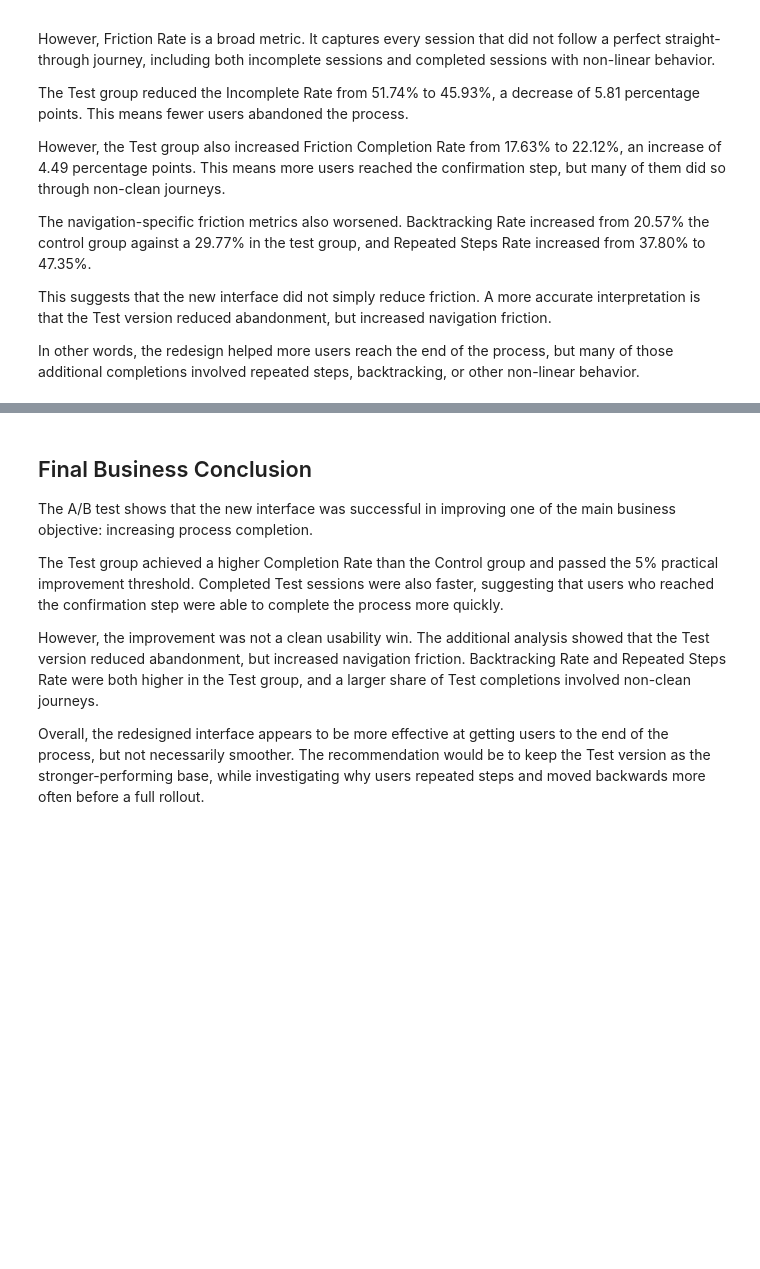
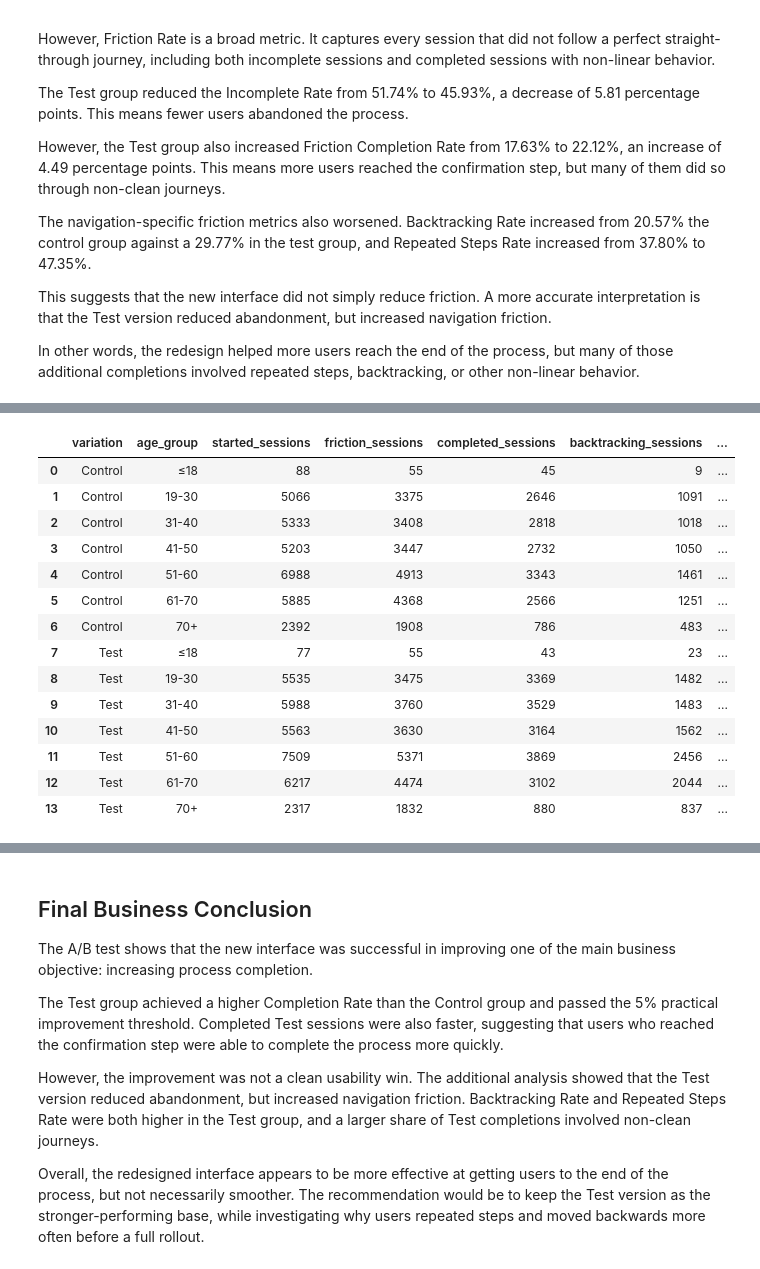
Before and after one commit to bloodnickel/Project_Vanguard_AB_Test_Analysis, a Jupyter notebook: 2_Python_Notebook/KPI_AB_Testing_Analysis.ipynb, the cells around one changed output, grey strips where cells are left out. Saved outputs shown, nothing was run; the diff lists cells and outputs as text; code cells hidden in the pictures; blank space fills up the shorter version.

```diff
--- a/2_Python_Notebook/KPI_AB_Testing_Analysis.ipynb
+++ b/2_Python_Notebook/KPI_AB_Testing_Analysis.ipynb
@@ -1811,0 +2006,43 @@ In other words, the redesign helped more users reach the end of the process, but
+# %%
+# =========================
+# Friction rate by age group and variation
+# =========================
+
+age_friction_summary = (
+    started_sessions_df
+    .dropna(subset=["age_group"])
+    .groupby(["variation", "age_group"], observed=True)
+    .agg(
+        started_sessions=("visit_id", "count"),
+        friction_sessions=("friction_flag", "sum"),
+        completed_sessions=("completed", "sum"),
+        backtracking_sessions=("has_backtracking", "sum"),
+        repeated_step_sessions=("has_repeated_steps", "sum")
+    )
+    .reset_index()
+)
+
+age_friction_summary["friction_rate"] = age_friction_summary["friction_sessions"] / age_friction_summary["started_sessions"]
+age_friction_summary["completion_rate"] = age_friction_summary["completed_sessions"] / age_friction_summary["started_sessions"]
+age_friction_summary["backtracking_rate"] = age_friction_summary["backtracking_sessions"] / age_friction_summary["started_sessions"]
+age_friction_summary["repeated_steps_rate"] = age_friction_summary["repeated_step_sessions"] / age_friction_summary["started_sessions"]
+
+age_friction_summary = age_friction_summary.round(4)
+
+age_friction_summary
+# %% [output]
+|  | variation | age_group | started_sessions | friction_sessions | completed_sessions | backtracking_sessions | ... |
+| 0 | Control | ≤18 | 88 | 55 | 45 | 9 | ... |
+| 1 | Control | 19-30 | 5066 | 3375 | 2646 | 1091 | ... |
+| 2 | Control | 31-40 | 5333 | 3408 | 2818 | 1018 | ... |
+| 3 | Control | 41-50 | 5203 | 3447 | 2732 | 1050 | ... |
+| 4 | Control | 51-60 | 6988 | 4913 | 3343 | 1461 | ... |
+| 5 | Control | 61-70 | 5885 | 4368 | 2566 | 1251 | ... |
+| 6 | Control | 70+ | 2392 | 1908 | 786 | 483 | ... |
+| 7 | Test | ≤18 | 77 | 55 | 43 | 23 | ... |
+| 8 | Test | 19-30 | 5535 | 3475 | 3369 | 1482 | ... |
+| 9 | Test | 31-40 | 5988 | 3760 | 3529 | 1483 | ... |
+| 10 | Test | 41-50 | 5563 | 3630 | 3164 | 1562 | ... |
+| 11 | Test | 51-60 | 7509 | 5371 | 3869 | 2456 | ... |
+| 12 | Test | 61-70 | 6217 | 4474 | 3102 | 2044 | ... |
+| 13 | Test | 70+ | 2317 | 1832 | 880 | 837 | ... |
```
Also changed, not shown: parts of 17 cells of this notebook, 2 other files.
